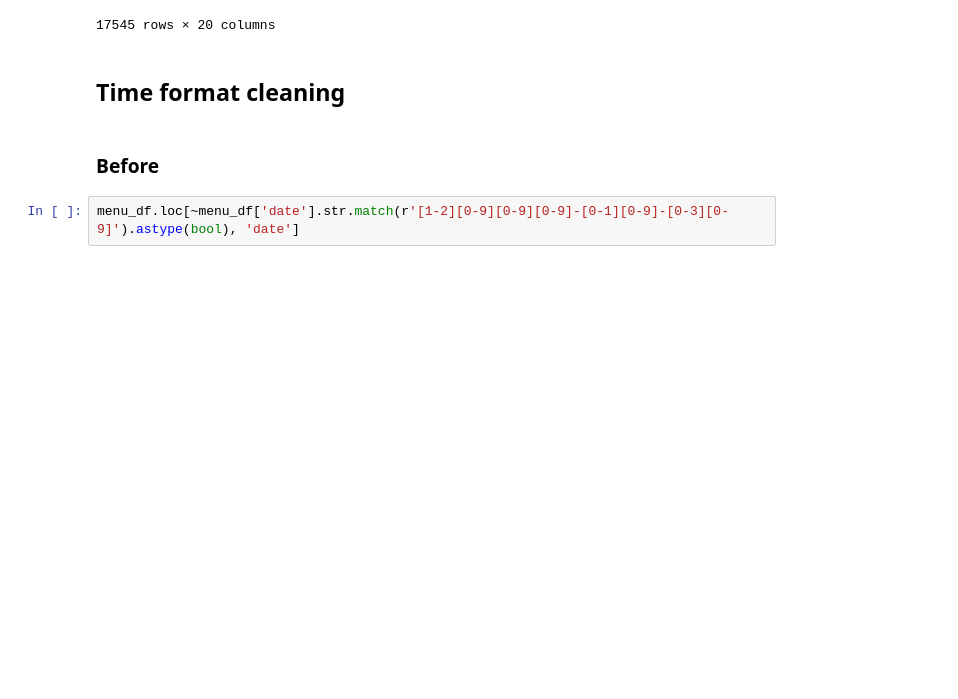
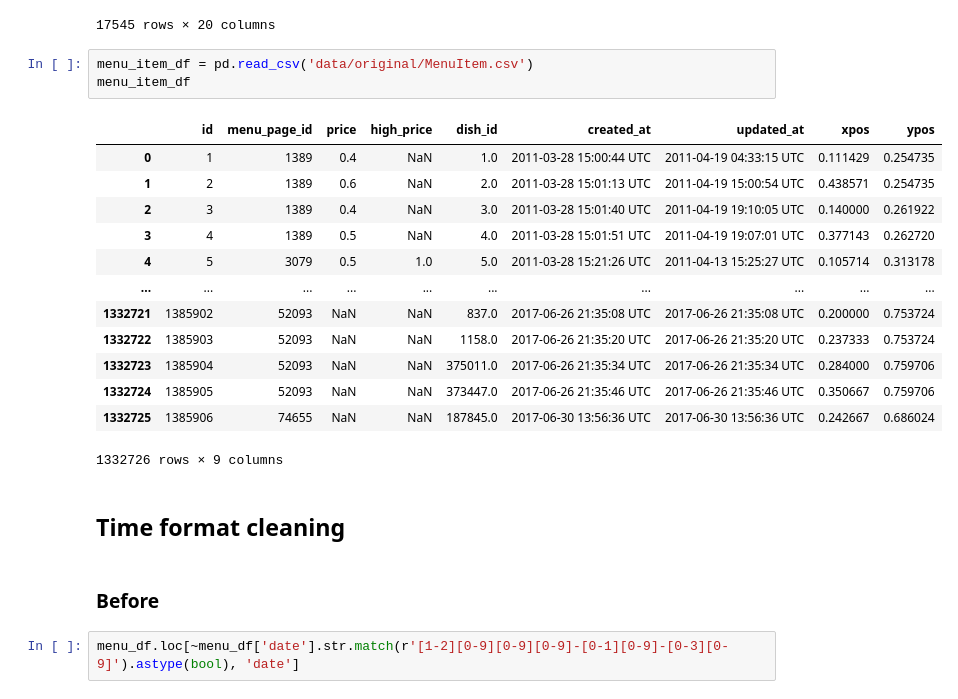
Before and after one commit to SewoongLee/cs513-data-cleaning, a Jupyter notebook: queries.ipynb, the cells around one changed output. Cells and saved outputs as stored; diff of their text form; blank space fills up the shorter version.

Commit message:
Modify data cleaning

```diff
--- a/queries.ipynb
+++ b/queries.ipynb
@@ -51,6 +51,23 @@ menu_df
 | 17543 | 35518 | Hotel Schynige Platte und Hotel B... | Hotel Schynige Platte und Hotel B... | NaN | NaN | NaN | NaN | NaN | 4 images | ... |
 | 17544 | 35526 | Christmas Dinner, Troop F 19: For... | Christmas Dinner, Troop F 19: For... | NaN | NaN | NaN | NaN | NaN | Fort Huachuca, Arizona | ... |
 17545 rows × 20 columns
+# %%
+menu_item_df = pd.read_csv('data/original/MenuItem.csv')
+menu_item_df
+# %% [output]
+|  | id | menu_page_id | price | high_price | dish_id | created_at | updated_at | xpos | ypos |
+| 0 | 1 | 1389 | 0.4 | NaN | 1.0 | 2011-03-28 15:00:44 UTC | 2011-04-19 04:33:15 UTC | 0.111429 | 0.254735 |
+| 1 | 2 | 1389 | 0.6 | NaN | 2.0 | 2011-03-28 15:01:13 UTC | 2011-04-19 15:00:54 UTC | 0.438571 | 0.254735 |
+| 2 | 3 | 1389 | 0.4 | NaN | 3.0 | 2011-03-28 15:01:40 UTC | 2011-04-19 19:10:05 UTC | 0.140000 | 0.261922 |
+| 3 | 4 | 1389 | 0.5 | NaN | 4.0 | 2011-03-28 15:01:51 UTC | 2011-04-19 19:07:01 UTC | 0.377143 | 0.262720 |
+| 4 | 5 | 3079 | 0.5 | 1.0 | 5.0 | 2011-03-28 15:21:26 UTC | 2011-04-13 15:25:27 UTC | 0.105714 | 0.313178 |
+| ... | ... | ... | ... | ... | ... | ... | ... | ... | ... |
+| 1332721 | 1385902 | 52093 | NaN | NaN | 837.0 | 2017-06-26 21:35:08 UTC | 2017-06-26 21:35:08 UTC | 0.200000 | 0.753724 |
+| 1332722 | 1385903 | 52093 | NaN | NaN | 1158.0 | 2017-06-26 21:35:20 UTC | 2017-06-26 21:35:20 UTC | 0.237333 | 0.753724 |
+| 1332723 | 1385904 | 52093 | NaN | NaN | 375011.0 | 2017-06-26 21:35:34 UTC | 2017-06-26 21:35:34 UTC | 0.284000 | 0.759706 |
+| 1332724 | 1385905 | 52093 | NaN | NaN | 373447.0 | 2017-06-26 21:35:46 UTC | 2017-06-26 21:35:46 UTC | 0.350667 | 0.759706 |
+| 1332725 | 1385906 | 74655 | NaN | NaN | 187845.0 | 2017-06-30 13:56:36 UTC | 2017-06-30 13:56:36 UTC | 0.242667 | 0.686024 |
+1332726 rows × 9 columns
 # %% [markdown]
 ## Time format cleaning
 # %% [markdown]
```
Also changed, not shown: parts of 18 cells of this notebook.
